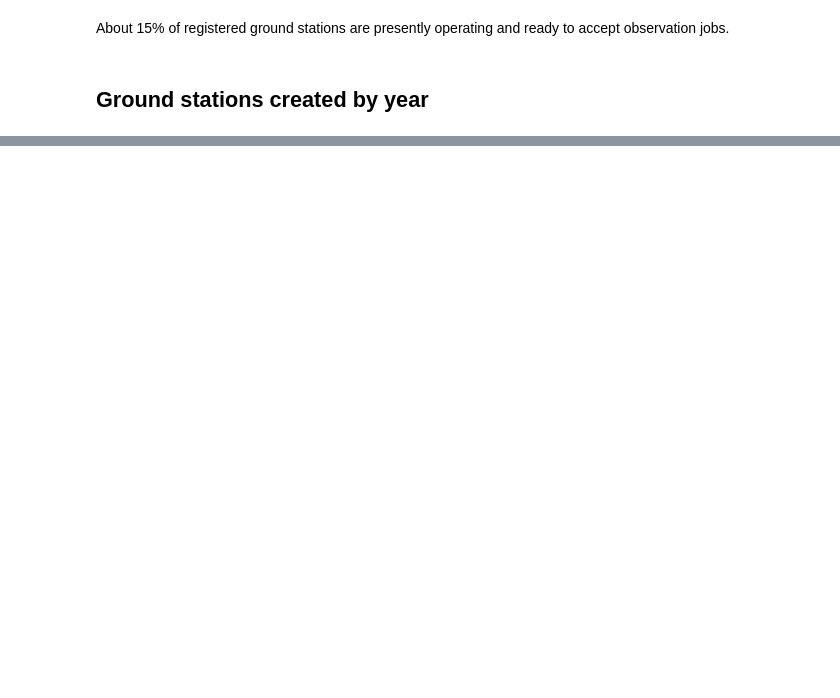
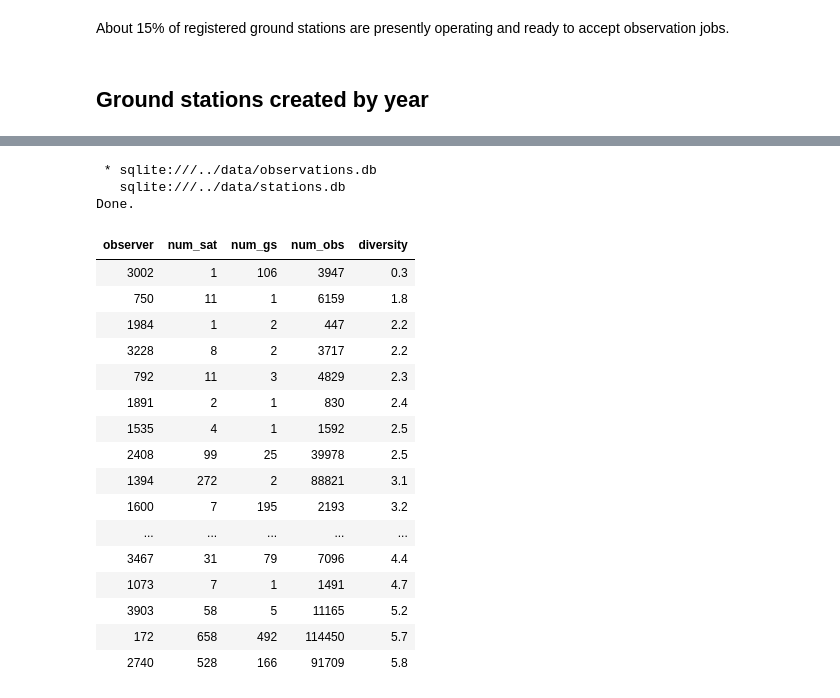
Before and after one commit to wiredlab/scheduling-bazaar, a Jupyter notebook: notebooks/year-review-2022.ipynb, the cells around one changed output, grey strips where cells are left out. Drawn from its saved outputs; the diff is of its cells as text; code cells hidden in the pictures; blank space fills up the shorter version.

```diff
--- a/notebooks/year-review-2022.ipynb
+++ b/notebooks/year-review-2022.ipynb
@@ -587,0 +1126,26 @@ Done.
+# %%
+import requests
+import requests_cache
+from datetime import datetime, timedelta
+
+# SatNOGS servers are >100 ms away from me,
+# so this is as much for me as for them :)
+requests_cache.install_cache(expire_after=60*60)
+
+print('NORAD days name')
+for norad, num_gs, num_obs in result:
+    json = requests.get(f'https://db.satnogs.org/api/satellites/?norad_cat_id={norad}').json()
+    name = json[0]['name']
+
+    fakedate = ''
+    if json[0]['launched'] is not None:
+        launched = datetime.strptime(json[0]['launched'], "%Y-%m-%dT%H:%M:%SZ")
+    else:
+        # fake it
+        launched = datetime(2022, 1, 1)
+        fakedate = '*'
+
+    time_operational = datetime(2023, 1, 1) - launched
+    days_thisyear = min(timedelta(days=365), time_operational).days
+
+    print(f'{norad} {days_thisyear} {name} {fakedate}')
@@ -587,0 +1237,37 @@ Done.
+# %%
+%%sql
+-- Which satellites are listened to by which GS?
+--explain query plan
+SELECT
+    observer,
+    count(distinct norad_cat_id) as num_sat,
+    count(distinct ground_station) as num_gs,
+    count(id) AS num_obs,
+    round(1000.0*count(distinct norad_cat_id) / count(id), 1) as diversity
+FROM times_index
+WHERE start >= strftime("%s", "2022-01-01")
+    AND start < strftime("%s", "2023-01-01")
+GROUP BY observer
+ORDER BY diversity ASC
+LIMIT 25;
+# %% [output]
+ * sqlite:///../data/observations.db
+   sqlite:///../data/stations.db
+Done.
+| observer | num_sat | num_gs | num_obs | diversity |
+| 3002 | 1 | 106 | 3947 | 0.3 |
+| 750 | 11 | 1 | 6159 | 1.8 |
+| 1984 | 1 | 2 | 447 | 2.2 |
+| 3228 | 8 | 2 | 3717 | 2.2 |
+| 792 | 11 | 3 | 4829 | 2.3 |
+| 1891 | 2 | 1 | 830 | 2.4 |
+| 1535 | 4 | 1 | 1592 | 2.5 |
+| 2408 | 99 | 25 | 39978 | 2.5 |
+| 1394 | 272 | 2 | 88821 | 3.1 |
+| 1600 | 7 | 195 | 2193 | 3.2 |
+| ... | ... | ... | ... | ... |
+| 3467 | 31 | 79 | 7096 | 4.4 |
+| 1073 | 7 | 1 | 1491 | 4.7 |
+| 3903 | 58 | 5 | 11165 | 5.2 |
+| 172 | 658 | 492 | 114450 | 5.7 |
+| 2740 | 528 | 166 | 91709 | 5.8 |
```
Also changed, not shown: parts of 90 cells of this notebook.
